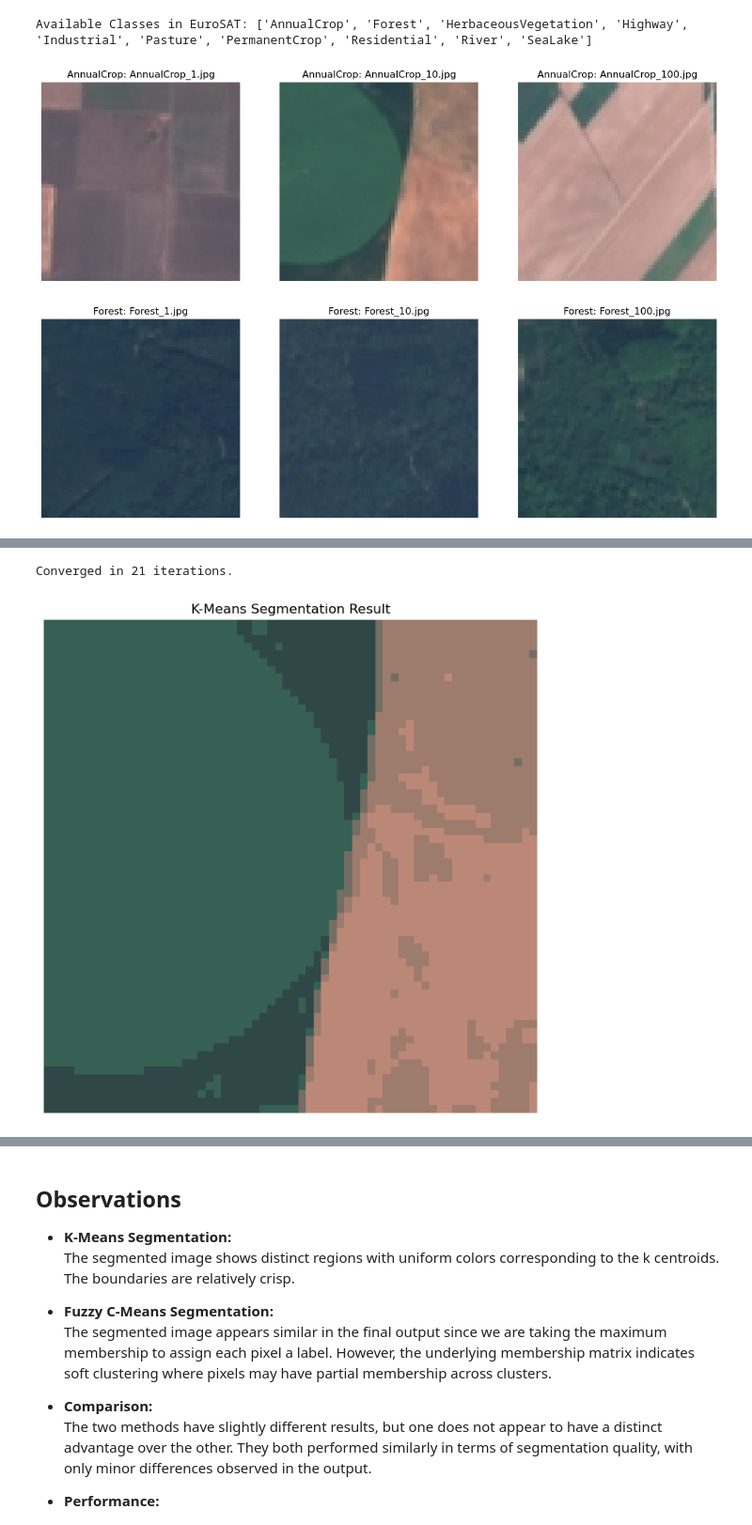
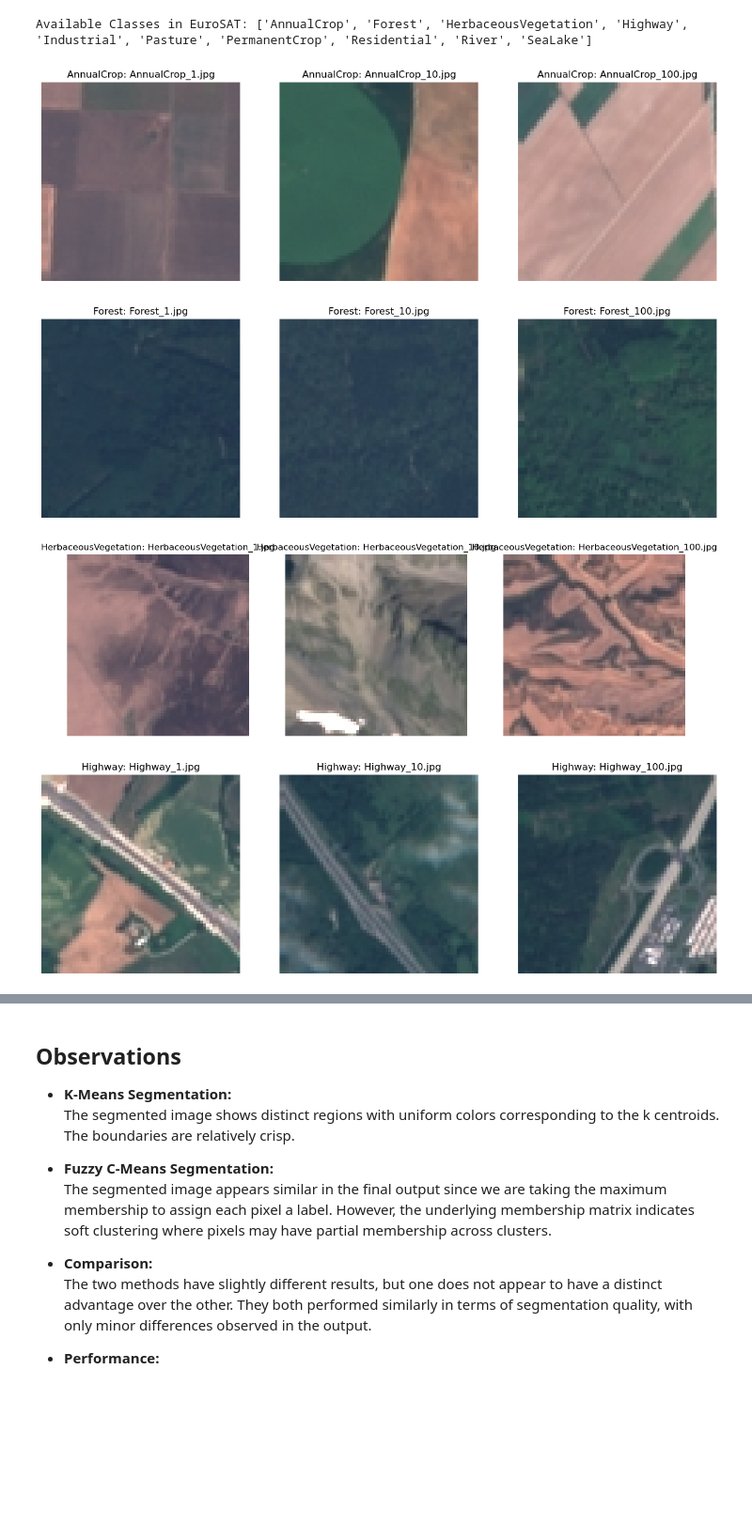
Before and after one commit to Robertwilcox/EuroSat_Segmentation_Project, a Jupyter notebook: notebooks/02_Segmentation.ipynb, the cells around one changed output, grey strips where cells are left out. Shown: that part at 94% size. Saved outputs shown, nothing was run; the diff lists cells and outputs as text; code cells hidden in the pictures; blank space fills up the shorter version.

```diff
--- a/notebooks/02_Segmentation.ipynb
+++ b/notebooks/02_Segmentation.ipynb
@@ -36,24 +36,26 @@ Available Classes in EuroSAT: ['AnnualCrop', 'Forest', 'HerbaceousVegetation', '
 # %%
 def show_sample_images(class_name, num_images=3):
     class_path = os.path.join(data_dir, class_name)
     image_files = os.listdir(class_path)[:num_images]
     plt.figure(figsize=(15, 5))
     for i, img_file in enumerate(image_files):
         img_path = os.path.join(class_path, img_file)
         img = cv2.imread(img_path)
         if img is not None:
             img = cv2.cvtColor(img, cv2.COLOR_BGR2RGB)
             plt.subplot(1, num_images, i+1)
             plt.imshow(img)
             plt.title(f"{class_name}: {img_file}")
             plt.axis("off")
         else:
             print(f"Failed to load {img_path}")
     plt.show()
 
 # Display sample images for the first two classes
-for cls in classes[:2]:
+for cls in classes[:6]:
     show_sample_images(cls)
 # %% [output]
 [figure]
 [figure]
+[figure, added]
+[figure, added]
@@ -60,24 +63,0 @@ for cls in classes[:2]:
-# %%
-# Choose a test image from the "Forest" class; adjust filename if needed.
-test_img_path = os.path.join(data_dir, "AnnualCrop", "AnnualCrop_10.jpg")
-image = cv2.imread(test_img_path)
-if image is None:
-    print("Test image not found. Check the file path!")
-else:
-    image = cv2.cvtColor(image, cv2.COLOR_BGR2RGB)
-
-    # Set the number of clusters for K-Means segmentation.
-    k = 5
-    labels, centroids = kmeans_segmentation(image, k)
-
-    # Create the segmented image by replacing each pixel with its centroid color.
-    segmented_image = centroids[labels]
-
-    plt.figure(figsize=(8, 8))
-    plt.imshow(segmented_image.astype(np.uint8))
-    plt.title("K-Means Segmentation Result")
-    plt.axis("off")
-    plt.show()
-# %% [output]
-Converged in 21 iterations.
-[figure, removed]
```
Also changed, not shown: parts of 4 cells of this notebook, 17 other files.
